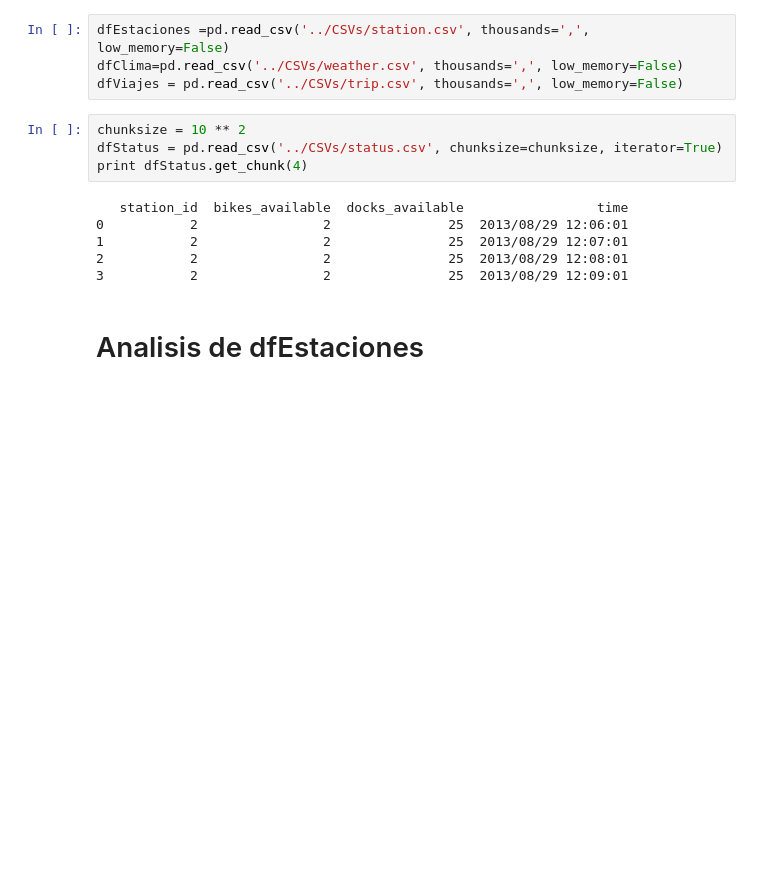
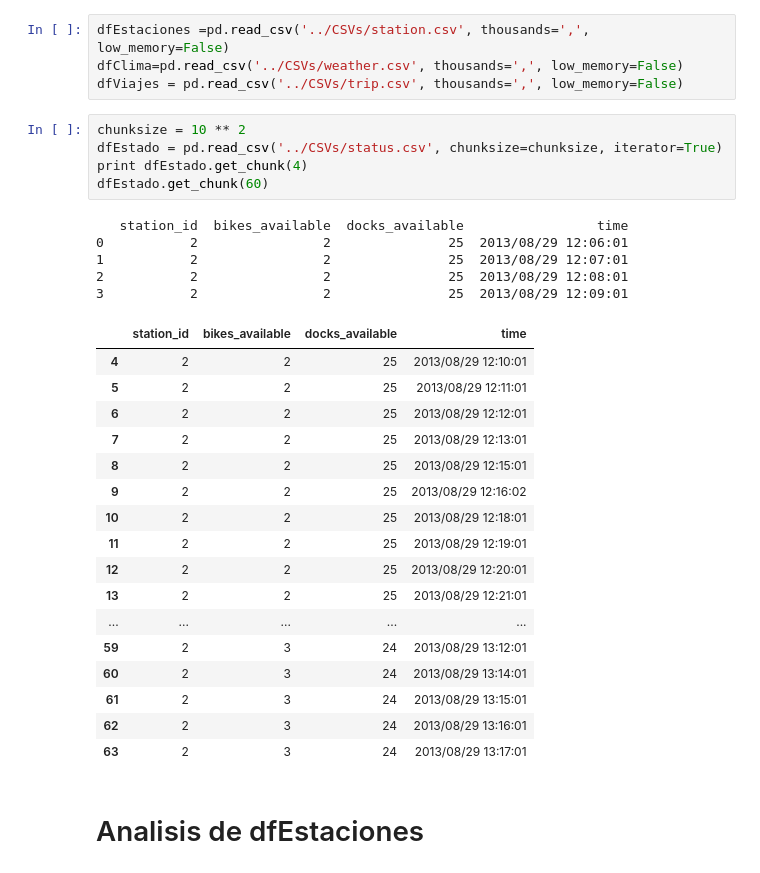
Before and after one commit to martinperez2306/7506-, a Jupyter notebook: Exploracion_de_datos_TEAM.ipynb, the cells around one changed output. Cells and saved outputs as stored; diff of their text form; blank space fills up the shorter version.

```diff
--- a/Exploracion_de_datos_TEAM.ipynb
+++ b/Exploracion_de_datos_TEAM.ipynb
@@ -13,14 +15,32 @@ dfClima=pd.read_csv('../CSVs/weather.csv', thousands=',', low_memory=False)
 dfViajes = pd.read_csv('../CSVs/trip.csv', thousands=',', low_memory=False)
 # %%
 chunksize = 10 ** 2
-dfStatus = pd.read_csv('../CSVs/status.csv', chunksize=chunksize, iterator=True)
-print dfStatus.get_chunk(4)
+dfEstado = pd.read_csv('../CSVs/status.csv', chunksize=chunksize, iterator=True)
+print dfEstado.get_chunk(4)
+dfEstado.get_chunk(60)
 # %% [output]
    station_id  bikes_available  docks_available                 time
 0           2                2               25  2013/08/29 12:06:01
 1           2                2               25  2013/08/29 12:07:01
 2           2                2               25  2013/08/29 12:08:01
 3           2                2               25  2013/08/29 12:09:01
+|  | station_id | bikes_available | docks_available | time |
+| 4 | 2 | 2 | 25 | 2013/08/29 12:10:01 |
+| 5 | 2 | 2 | 25 | 2013/08/29 12:11:01 |
+| 6 | 2 | 2 | 25 | 2013/08/29 12:12:01 |
+| 7 | 2 | 2 | 25 | 2013/08/29 12:13:01 |
+| 8 | 2 | 2 | 25 | 2013/08/29 12:15:01 |
+| 9 | 2 | 2 | 25 | 2013/08/29 12:16:02 |
+| 10 | 2 | 2 | 25 | 2013/08/29 12:18:01 |
+| 11 | 2 | 2 | 25 | 2013/08/29 12:19:01 |
+| 12 | 2 | 2 | 25 | 2013/08/29 12:20:01 |
+| 13 | 2 | 2 | 25 | 2013/08/29 12:21:01 |
+| ... | ... | ... | ... | ... |
+| 59 | 2 | 3 | 24 | 2013/08/29 13:12:01 |
+| 60 | 2 | 3 | 24 | 2013/08/29 13:14:01 |
+| 61 | 2 | 3 | 24 | 2013/08/29 13:15:01 |
+| 62 | 2 | 3 | 24 | 2013/08/29 13:16:01 |
+| 63 | 2 | 3 | 24 | 2013/08/29 13:17:01 |
 # %% [markdown]
 # Analisis de dfEstaciones
 # %%
```
Also changed, not shown: parts of 17 cells of this notebook, 1 other file.
